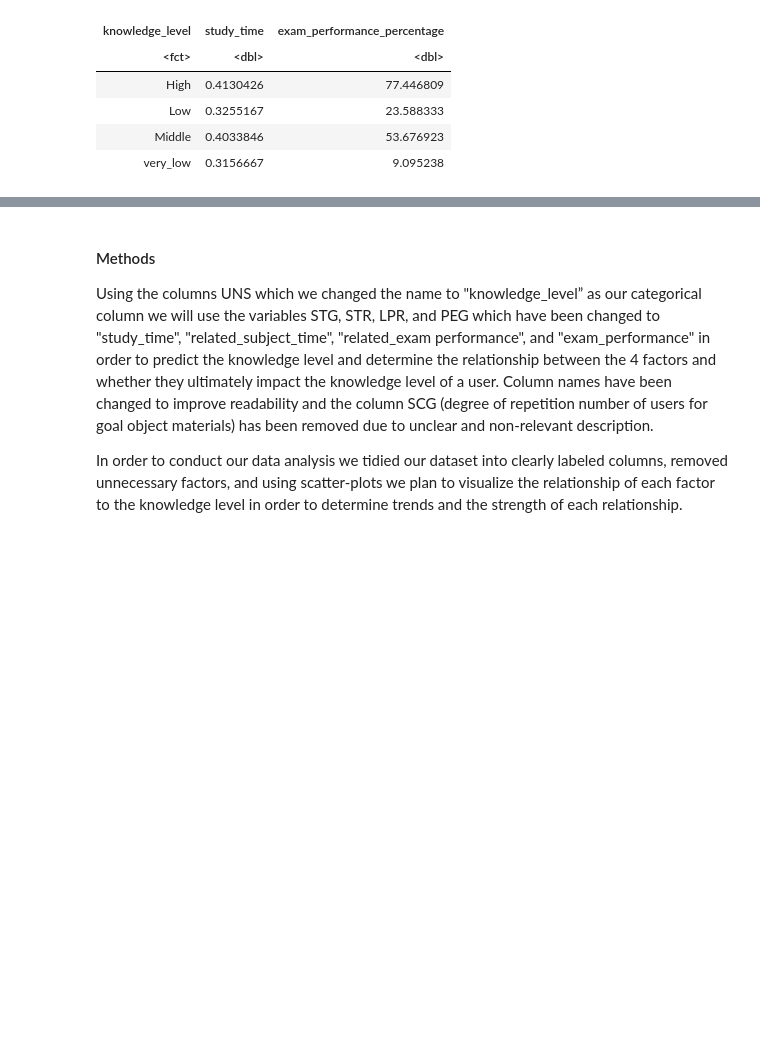
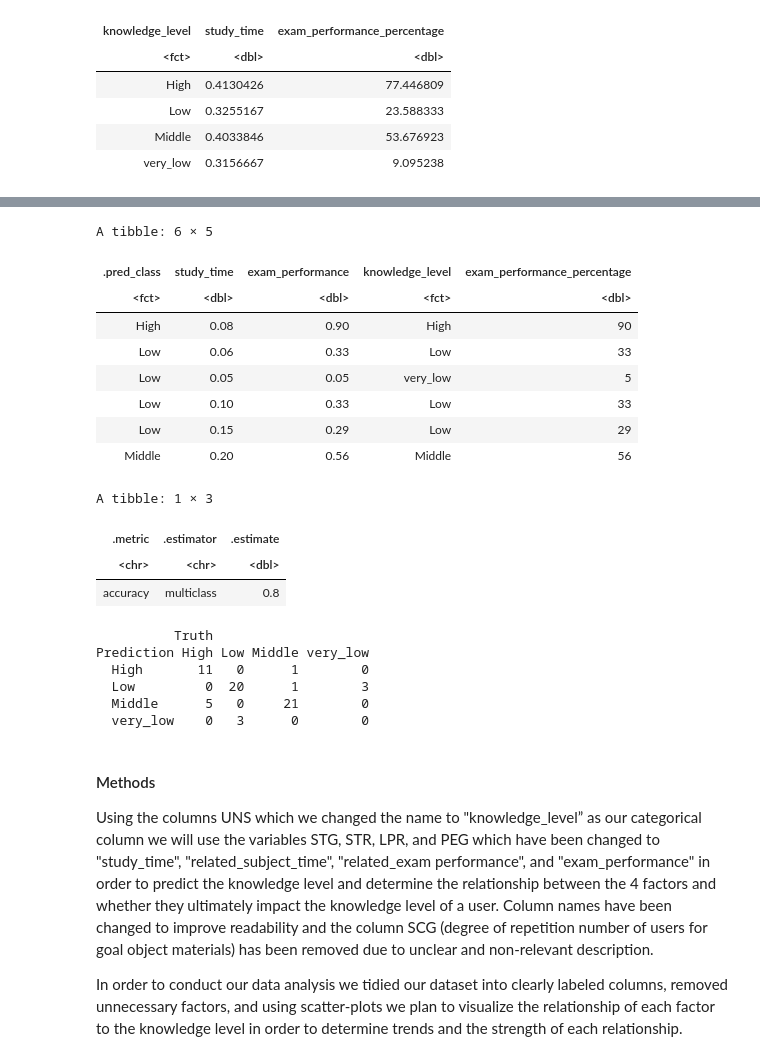
Before and after one commit to maywilsdon/dsci-100-2023s1-group-20, a Jupyter notebook: proposal.ipynb, the cells around one changed output, grey strips where cells are left out. Saved outputs shown, nothing was run; the diff lists cells and outputs as text; code cells hidden in the pictures; blank space fills up the shorter version.

```diff
--- a/proposal.ipynb
+++ b/proposal.ipynb
@@ -173,3 +217,47 @@ A tibble: 4 × 3
+# %%
+#k = 6
+student_spec <- nearest_neighbor(weight_func = "rectangular", neighbors = 6) |>
+    set_engine("kknn") |>
+    set_mode("classification")
+
+student_fit <- workflow() |>
+    add_recipe(student_recipe) |>
+    add_model(student_spec) |>
+    fit(student_train)
+
+student_predictions <- predict(student_fit, student_test) |>
+    bind_cols(student_test) |>
+    select(-related_subject_time, -related_exam_performance)
+head(student_predictions)
+
+student_accrucy <- student_predictions|>
+    metrics(truth = knowledge_level, estimate = .pred_class) |>
+    filter(.metric == "accuracy")
+student_accrucy
+
+student_conf <- student_predictions |>
+     conf_mat(truth = knowledge_level, estimate = .pred_class)
+student_conf
+# %% [output]
+A tibble: 6 × 5
+| .pred_class | study_time | exam_performance | knowledge_level | exam_performance_percentage |
+| <fct> | <dbl> | <dbl> | <fct> | <dbl> |
+| High | 0.08 | 0.90 | High | 90 |
+| Low | 0.06 | 0.33 | Low | 33 |
+| Low | 0.05 | 0.05 | very_low | 5 |
+| Low | 0.10 | 0.33 | Low | 33 |
+| Low | 0.15 | 0.29 | Low | 29 |
+| Middle | 0.20 | 0.56 | Middle | 56 |
+A tibble: 1 × 3
+| .metric | .estimator | .estimate |
+| <chr> | <chr> | <dbl> |
+| accuracy | multiclass | 0.8 |
+          Truth
+Prediction High Low Middle very_low
+  High       11   0      1        0
+  Low         0  20      1        3
+  Middle      5   0     21        0
+  very_low    0   3      0        0
 # %% [markdown]
 #### Methods
 
```
Also changed, not shown: parts of 1 cell of this notebook.
